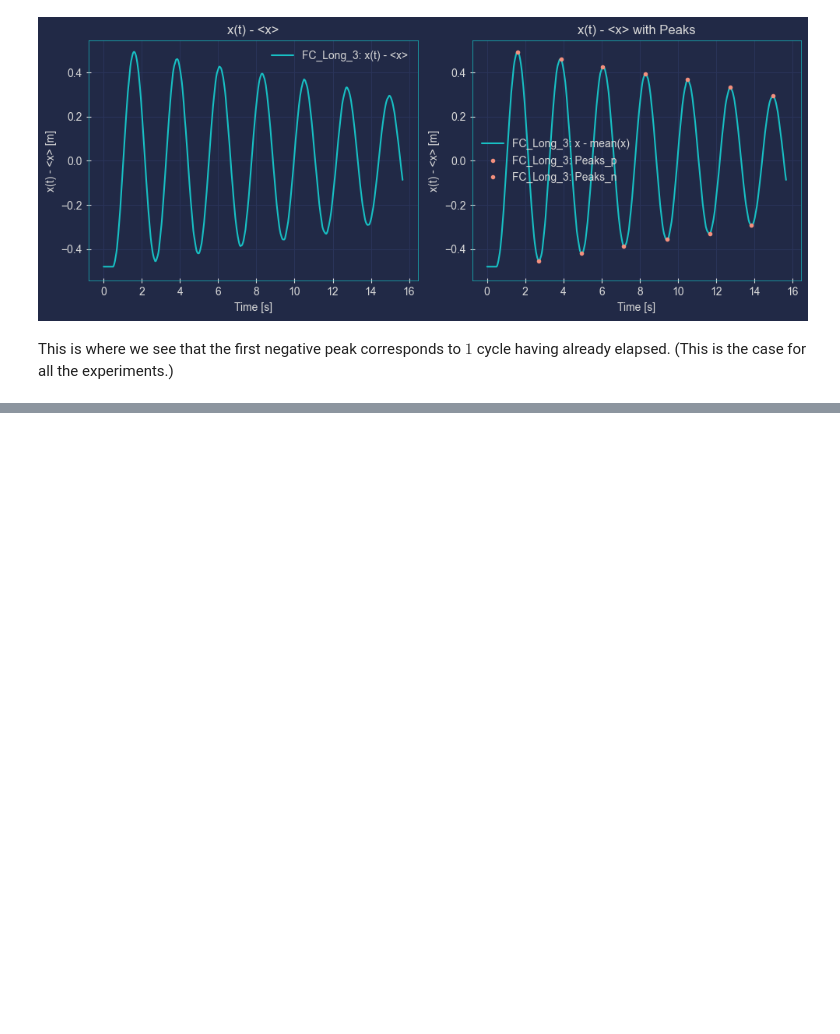
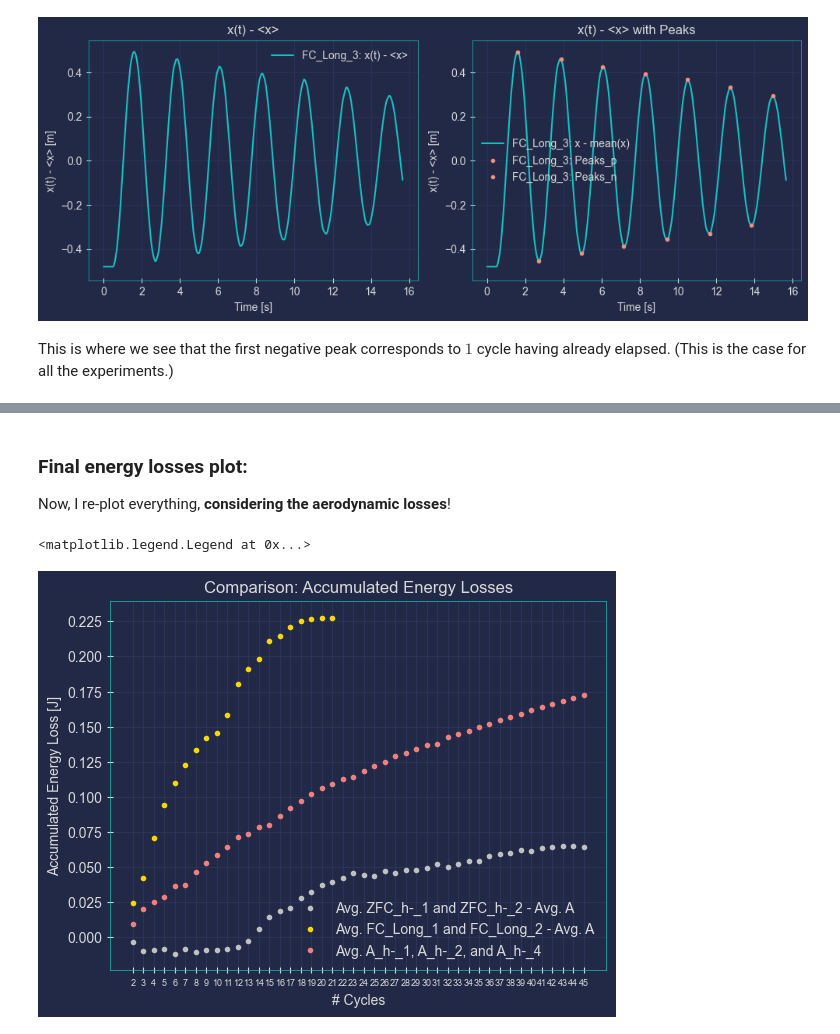
Before and after one commit to kaiuki2000/FC_vs._ZFC_Maglev, a Jupyter notebook: Notebooks/Maglev_losses.ipynb, the cells around one changed output, grey strips where cells are left out. Drawn from its saved outputs; the diff is of its cells as text; code cells hidden in the pictures; blank space fills up the shorter version.

```diff
--- a/Notebooks/Maglev_losses.ipynb
+++ b/Notebooks/Maglev_losses.ipynb
@@ -496,0 +721,34 @@ This is where we see that the first negative peak corresponds to $1$ cycle havin
+# %% [markdown]
+### Final energy losses plot:
+
+Now, I re-plot everything, **considering the aerodynamic losses**!
+# %%
+# Definition of the variables
+x1        = range(2, l_min + 2)
+x2        = range(2, l_min_2 + 2)
+m1        = np.mean([ZFC_h_m_1_loss[:l_min], ZFC_h_m_2_loss[:l_min]], axis=0)
+m2        = np.mean([FC_Long_1_loss[:l_min_2], FC_Long_2_loss[:l_min_2]], axis=0)
+l_min_A   = min(len(A_h_m_1_U_loss), len(A_h_m_2_U_loss), len(A_h_m_4_U_loss))
+a         = np.mean([A_h_m_1_U_loss[:l_min_A], A_h_m_2_U_loss[:l_min_A], A_h_m_4_U_loss[:l_min_A]], axis=0)
+xa        = range(2, l_min_A + 2)
+l_min_all = min(l_min, l_min_2, l_min_A)
+# This is very "ugly", but, for now, it will serve.
+
+# Plotting the data
+plt.plot(x1[:l_min], m1[:l_min] - a [:l_min], '.', color='silver', label='Avg. ZFC_h-_1 and ZFC_h-_2 - Avg. A')
+plt.plot(x2[:l_min_all], m2[:l_min_all] - a [:l_min_all], '.', color='gold', label='Avg. FC_Long_1 and FC_Long_2 - Avg. A')
+plt.plot(xa[:l_min], a [:l_min], '.', color='lightcoral', label='Avg. A_h-_1, A_h-_2, and A_h-_4')
+
+# Fix the xticks
+plt.xticks(range(2, l_min + 2), fontsize=6.5)
+
+# Set y-axis ticks at every 0.1 units
+plt.yticks(np.arange(0, 0.25, 0.025))
+
+plt.xlabel('# Cycles')
+plt.ylabel('Accumulated Energy Loss [J]')
+plt.title('Comparison: Accumulated Energy Losses')
+plt.legend()
+# %% [output]
+<matplotlib.legend.Legend at 0x...>
+[figure, added]
```
Also changed, not shown: parts of 7 cells of this notebook, 11 other files.
